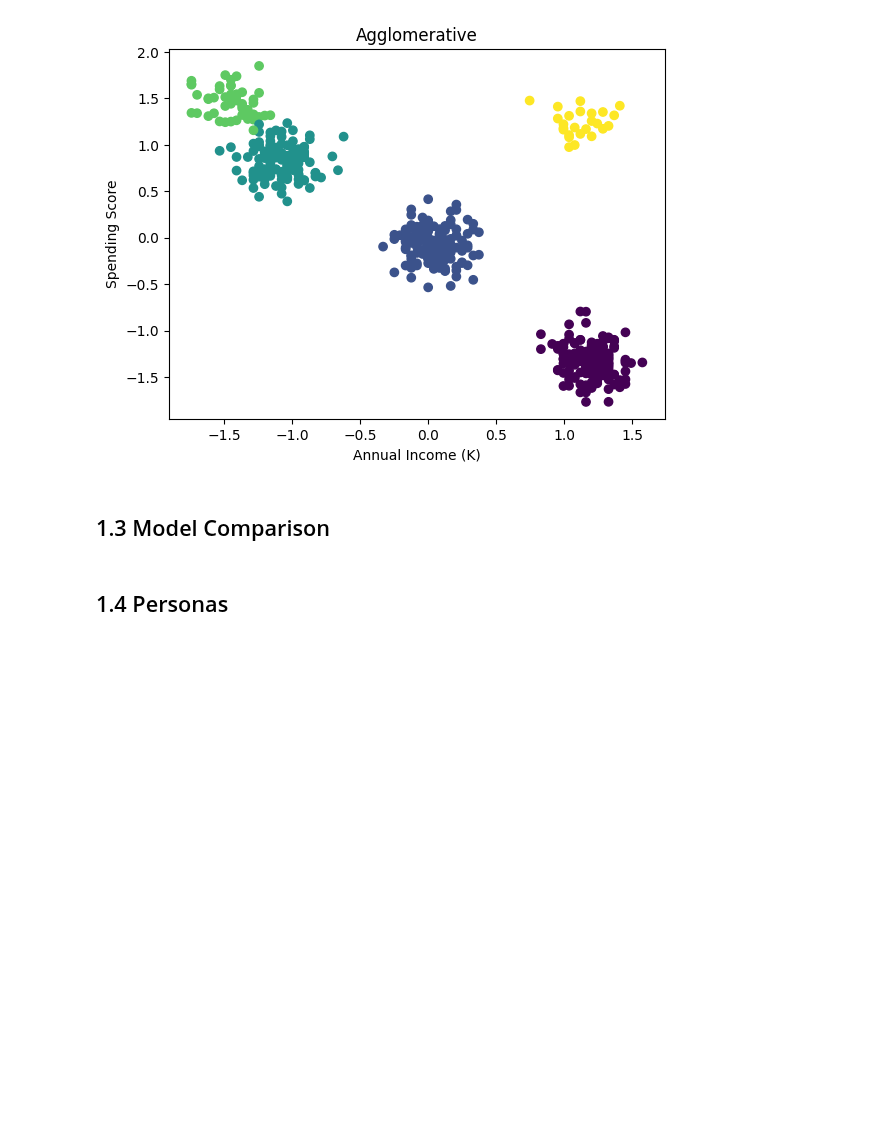
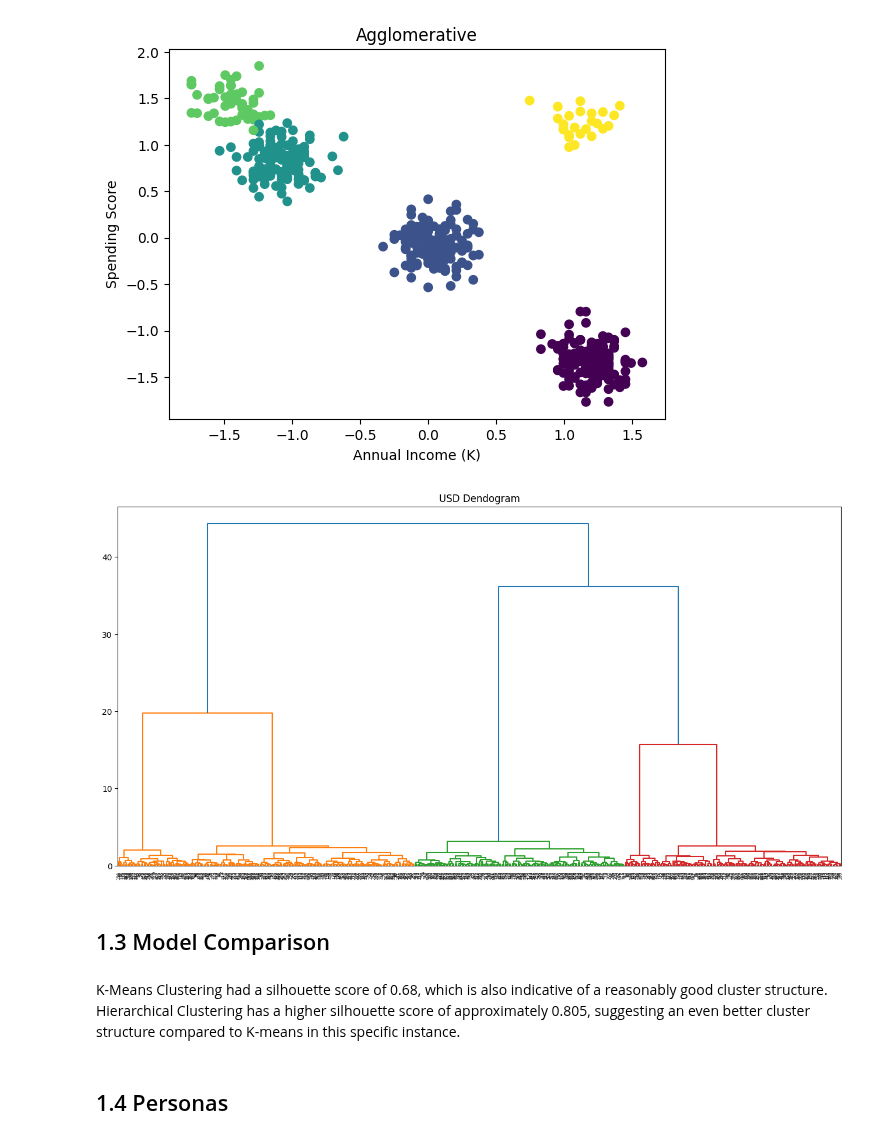
Before and after one commit to hellojohnkim/mmai869, a Jupyter notebook: 2024_869_JohnKim.ipynb, the cells around one changed output. Drawn from its saved outputs; the diff is of its cells as text; code cells hidden in the pictures; blank space fills up the shorter version.

Commit message:
clustering question updated

```diff
--- a/2024_869_JohnKim.ipynb
+++ b/2024_869_JohnKim.ipynb
@@ -286,8 +253,23 @@ plt.xlabel('Annual Income (K)');
 plt.ylabel('Spending Score');
 # %% [output]
 [figure]
+# %%
+import scipy.cluster
+
+aggl = scipy.cluster.hierarchy.linkage(X, method='ward', metric='euclidean')
+
+# Plot the dendogram
+plt.figure(figsize=(16, 8));
+plt.grid(False)
+plt.title("USD Dendogram");
+dend = scipy.cluster.hierarchy.dendrogram(aggl);
+# %% [output]
+[figure, added]
 # %% [markdown]
 ## 1.3 Model Comparison
+# %% [markdown]
+K-Means Clustering had a silhouette score of 0.68, which is also indicative of a reasonably good cluster structure.
+Hierarchical Clustering has a higher silhouette score of approximately 0.805, suggesting an even better cluster structure compared to K-means in this specific instance.
 # %% [markdown]
 ## 1.4 Personas
 # %% [markdown]
```
Also changed, not shown: parts of 9 cells of this notebook.
